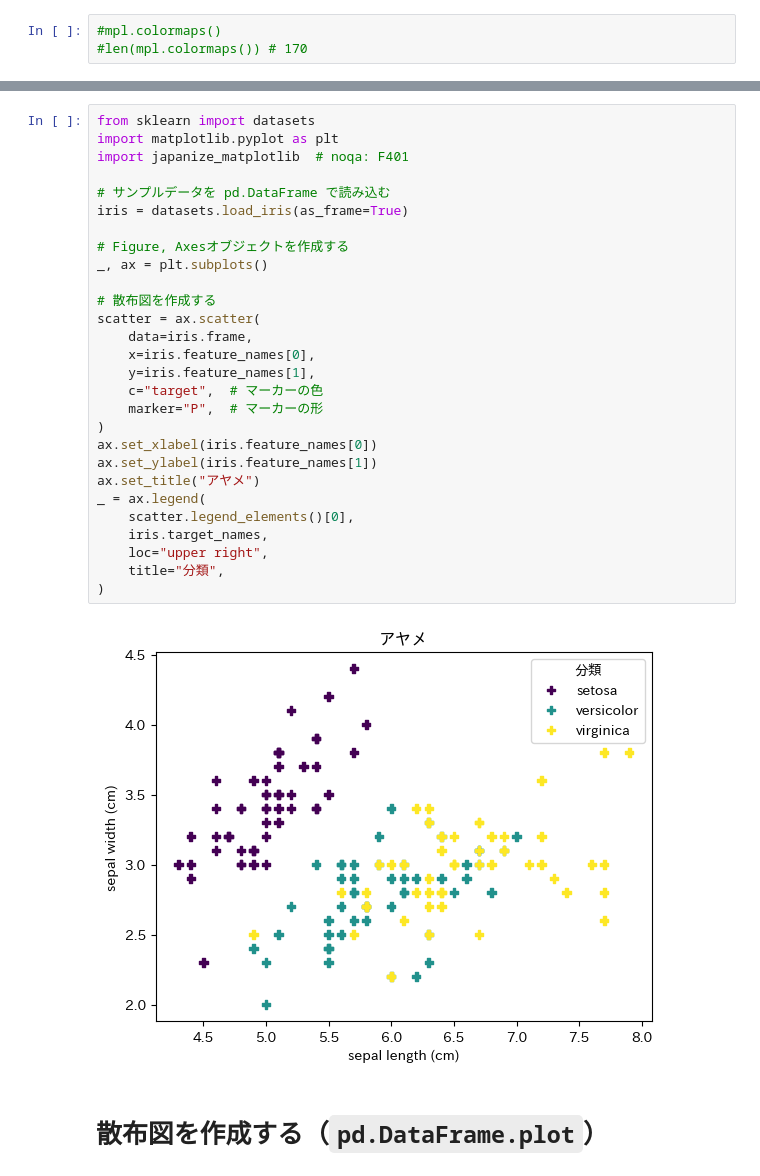
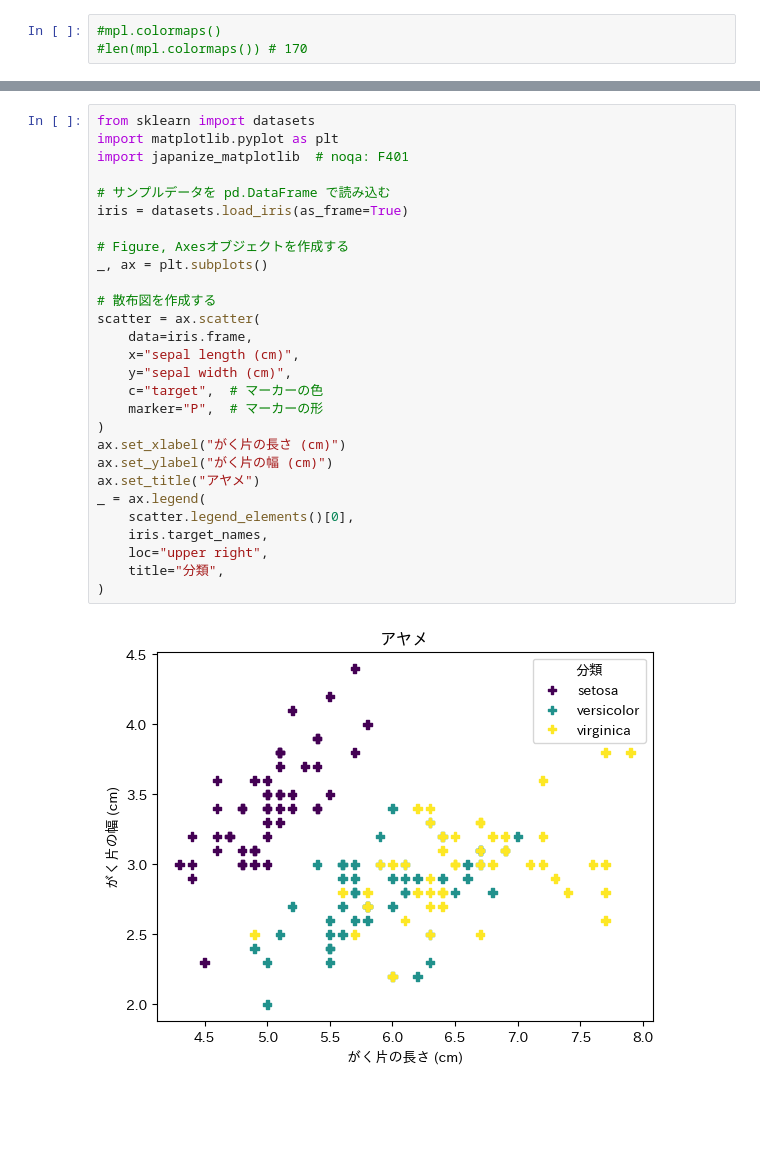
Before and after one commit to shotakaha/kumaroot, a Jupyter notebook: mystmd/matplotlib.ipynb, the cells around one changed output, grey strips where cells are left out. Saved outputs shown, nothing was run; the diff lists cells and outputs as text; blank space fills up the shorter version.

```diff
--- a/mystmd/matplotlib.ipynb
+++ b/mystmd/matplotlib.ipynb
@@ -41,32 +44,30 @@ Matplotlib: 3.8.2
 # %%
 from sklearn import datasets
 import matplotlib.pyplot as plt
 import japanize_matplotlib  # noqa: F401
 
 # サンプルデータを pd.DataFrame で読み込む
 iris = datasets.load_iris(as_frame=True)
 
 # Figure, Axesオブジェクトを作成する
 _, ax = plt.subplots()
 
 # 散布図を作成する
 scatter = ax.scatter(
     data=iris.frame,
-    x=iris.feature_names[0],
-    y=iris.feature_names[1],
+    x="sepal length (cm)",
+    y="sepal width (cm)",
     c="target",  # マーカーの色
     marker="P",  # マーカーの形
 )
-ax.set_xlabel(iris.feature_names[0])
-ax.set_ylabel(iris.feature_names[1])
+ax.set_xlabel("がく片の長さ (cm)")
+ax.set_ylabel("がく片の幅 (cm)")
 ax.set_title("アヤメ")
 _ = ax.legend(
     scatter.legend_elements()[0],
     iris.target_names,
     loc="upper right",
     title="分類",
 )
 # %% [output]
-[figure, old version]
+[figure, new version]
-# %% [markdown]
-# 散布図を作成する（``pd.DataFrame.plot``）
```
Also changed, not shown: parts of 17 cells of this notebook.
